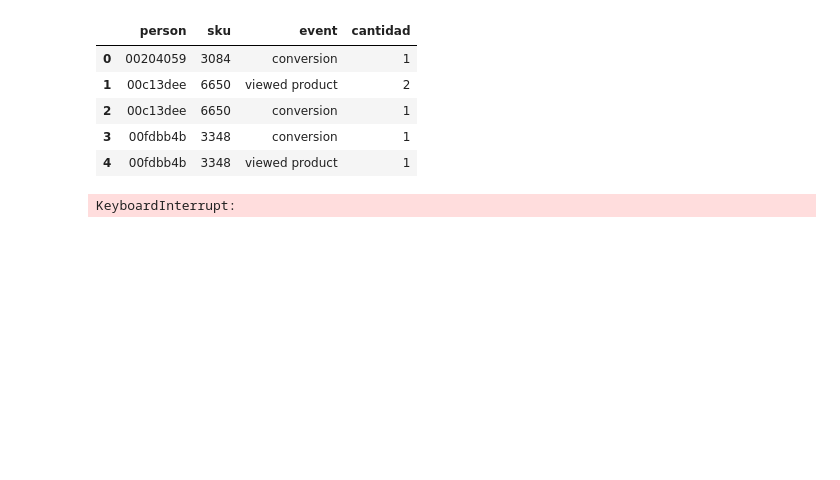
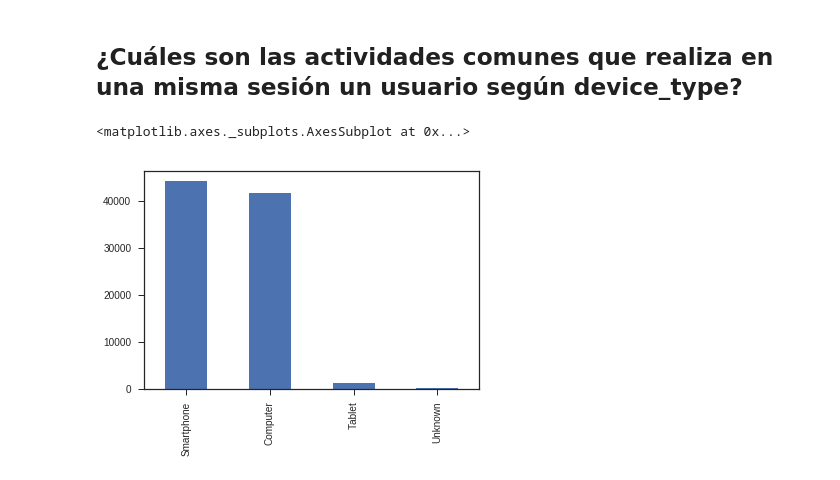
Before and after one commit to JulietaCaceres/Datos, a Jupyter notebook: Untitled.ipynb, the cells around one changed output. Saved outputs shown, nothing was run; the diff lists cells and outputs as text; code cells hidden in the pictures; blank space fills up the shorter version.

Commit message:
eventos por device

```diff
--- a/Untitled.ipynb
+++ b/Untitled.ipynb
@@ -3,4 +3,5 @@ import pandas as pd
 # %%
+import pandas as pd
+import numpy as np
 import seaborn as sns
 import matplotlib.pyplot as plt
-sns.set(style="ticks", color_codes=True)
@@ -92,13 +12,24 @@ df.shape
-# %%
-df.head()
-# %% [output]
-|  | person | sku | event | cantidad |
-| 0 | 00204059 | 3084 | conversion | 1 |
-| 1 | 00c13dee | 6650 | viewed product | 2 |
-| 2 | 00c13dee | 6650 | conversion | 1 |
-| 3 | 00fdbb4b | 3348 | conversion | 1 |
-| 4 | 00fdbb4b | 3348 | viewed product | 1 |
-# %%
-sns.swarmplot(x="event", y="cantidad", hue="person", data=df);
-# %% [output]
-KeyboardInterrupt:
+# %% [markdown]
+## ¿Cuáles son las actividades comunes que realiza en una misma sesión un usuario según  device_type?
+# %%
+#Arreglo el tipo de dato de la columna "timestamp"
+data["timestamp"] = pd.to_datetime(data["timestamp"])
+# separemos las cosas para que quede algo manejable; no tiene sentido tener el timestamp todo junto
+data['year'] = data['timestamp'].dt.year
+data['month'] = data['timestamp'].dt.month
+data['day'] = data['timestamp'].dt.day
+data['hour'] = data['timestamp'].dt.hour
+# %%
+#Se obtiene el día de la semana, se cuenta y se vuelca en un gráfico
+days = {0: "Lunes",1: "Martes",2:"Miercoles",3: "Jueves",4: "Viernes",5: "Sábado",6: "Domingo"}
+
+sorter = ["Lunes", "Martes", "Miércoles", "Jueves", "Viernes", "Sábado","Domingo"]
+sorterIndex = dict(zip(sorter,range(len(sorter))))
+
+data["weekday"] = data["timestamp"].dt.dayofweek
+data["weekday"] = data["weekday"].apply(lambda x: days[x])
+# %%
+data.device_type.value_counts().plot(kind='bar')
+# %% [output]
+<matplotlib.axes._subplots.AxesSubplot at 0x...>
+[figure, added]
```
Also changed, not shown: parts of 64 cells of this notebook.
